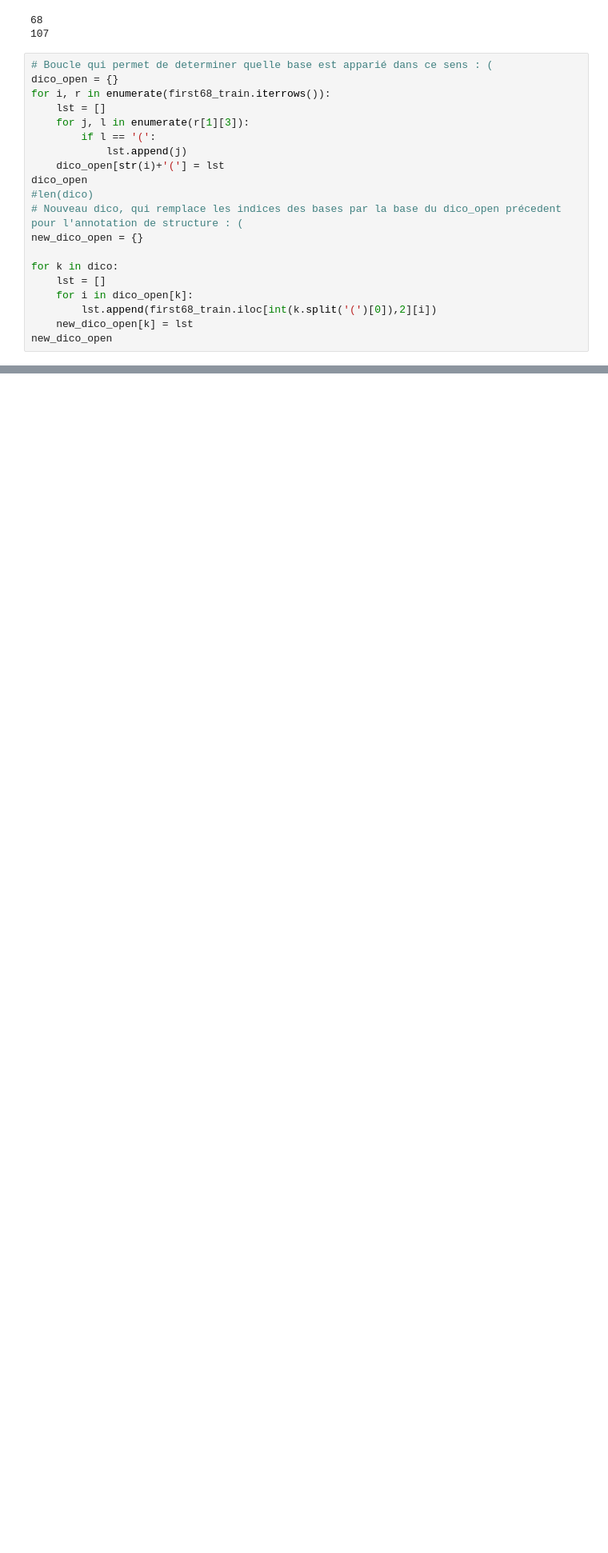
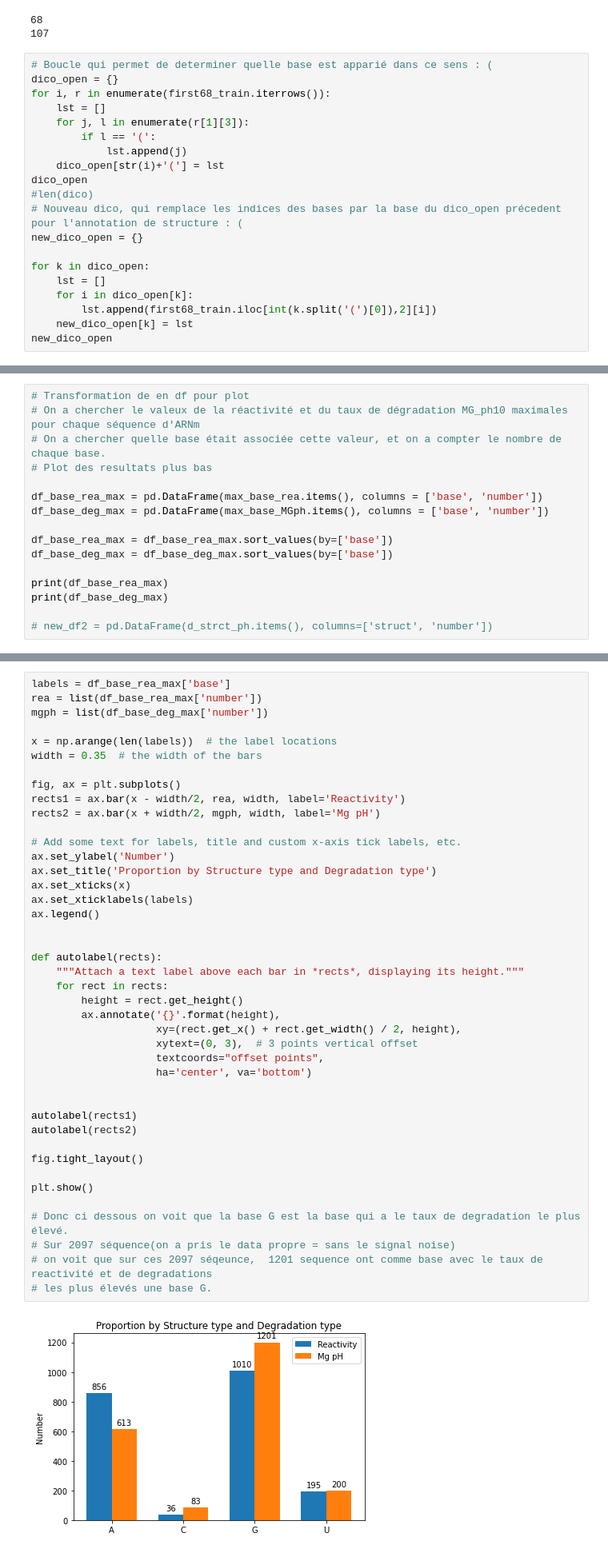
Before and after one commit to Sawzen/OpenVaccine-COVID-19-mRNA-Vaccine-Degradation-Prediction, a Jupyter notebook: Kaggle_New_Version.ipynb, the cells around one changed output, grey strips where cells are left out. Shown at 80% size. Cells and saved outputs as stored; diff of their text form; blank space fills up the shorter version.

```diff
--- a/Kaggle_New_Version.ipynb
+++ b/Kaggle_New_Version.ipynb
@@ -155,7 +164,7 @@ dico_open
 # Nouveau dico, qui remplace les indices des bases par la base du dico_open précedent pour l'annotation de structure : (
 new_dico_open = {}
 
-for k in dico:
+for k in dico_open:
     lst = []
     for i in dico_open[k]:
         lst.append(first68_train.iloc[int(k.split('(')[0]),2][i])
@@ -374,0 +426,16 @@ for k in dico3:
+# %%
+# Transformation de en df pour plot
+# On a chercher le valeux de la réactivité et du taux de dégradation MG_ph10 maximales pour chaque séquence d'ARNm
+# On a chercher quelle base était associée cette valeur, et on a compter le nombre de chaque base.
+# Plot des resultats plus bas
+
+df_base_rea_max = pd.DataFrame(max_base_rea.items(), columns = ['base', 'number'])
+df_base_deg_max = pd.DataFrame(max_base_MGph.items(), columns = ['base', 'number'])
+
+df_base_rea_max = df_base_rea_max.sort_values(by=['base'])
+df_base_deg_max = df_base_deg_max.sort_values(by=['base'])
+
+print(df_base_rea_max)
+print(df_base_deg_max)
+
+# new_df2 = pd.DataFrame(d_strct_ph.items(), columns=['struct', 'number'])
@@ -374,0 +453,44 @@ for k in dico3:
+# %%
+labels = df_base_rea_max['base']
+rea = list(df_base_rea_max['number'])
+mgph = list(df_base_deg_max['number'])
+
+x = np.arange(len(labels))  # the label locations
+width = 0.35  # the width of the bars
+
+fig, ax = plt.subplots()
+rects1 = ax.bar(x - width/2, rea, width, label='Reactivity')
+rects2 = ax.bar(x + width/2, mgph, width, label='Mg pH')
+
+# Add some text for labels, title and custom x-axis tick labels, etc.
+ax.set_ylabel('Number')
+ax.set_title('Proportion by Structure type and Degradation type')
+ax.set_xticks(x)
+ax.set_xticklabels(labels)
+ax.legend()
+
+
+def autolabel(rects):
+    """Attach a text label above each bar in *rects*, displaying its height."""
+    for rect in rects:
+        height = rect.get_height()
+        ax.annotate('{}'.format(height),
+                    xy=(rect.get_x() + rect.get_width() / 2, height),
+                    xytext=(0, 3),  # 3 points vertical offset
+                    textcoords="offset points",
+                    ha='center', va='bottom')
+
+
+autolabel(rects1)
+autolabel(rects2)
+
+fig.tight_layout()
+
+plt.show()
+
+# Donc ci dessous on voit que la base G est la base qui a le taux de degradation le plus élevé.
+# Sur 2097 séquence(on a pris le data propre = sans le signal noise)
+# on voit que sur ces 2097 séqeunce,  1201 sequence ont comme base avec le taux de reactivité et de degradations
+# les plus élevés une base G.
+# %% [output]
+[figure, added]
```
Also changed, not shown: parts of 25 cells of this notebook.
